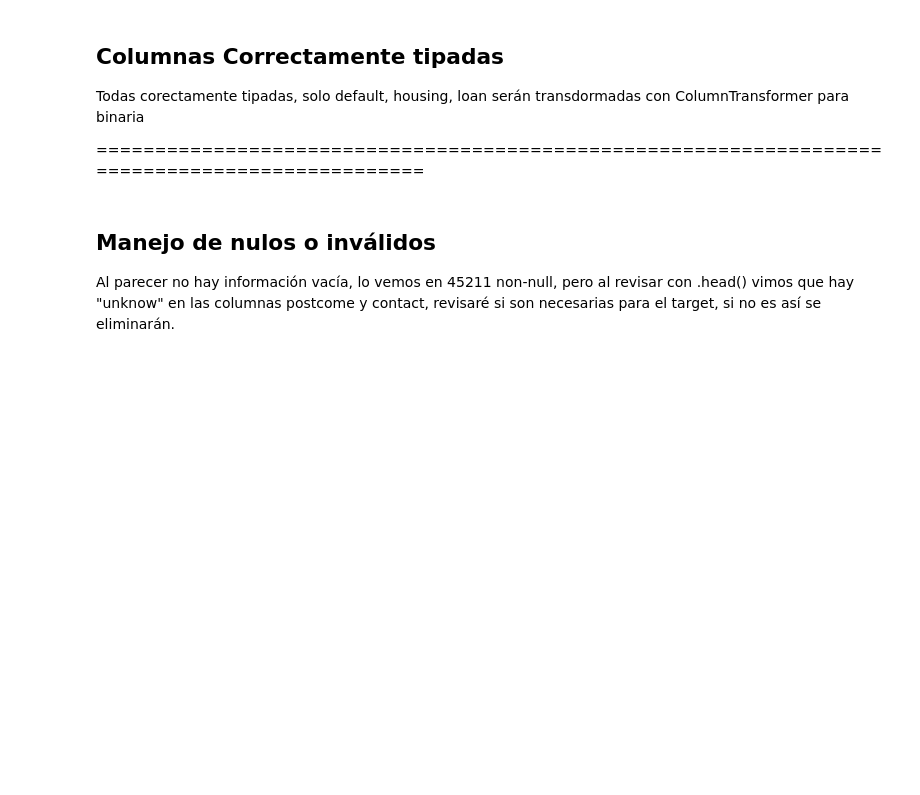
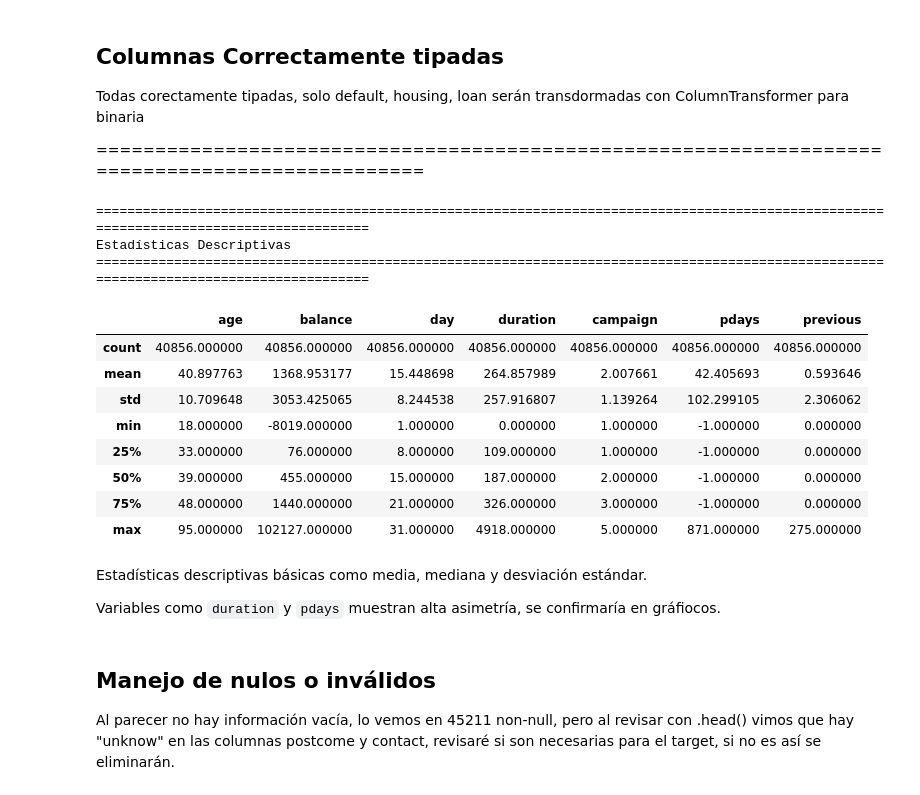
Before and after one commit to cristiangodoyangel/Cristian_Godoy_Examen_2_intento_2, a Jupyter notebook: Cristian_Godoy_Examen_2_intento_2.ipynb, the cells around one changed output. Saved outputs shown, nothing was run; the diff lists cells and outputs as text; code cells hidden in the pictures; blank space fills up the shorter version.

```diff
--- a/Cristian_Godoy_Examen_2_intento_2.ipynb
+++ b/Cristian_Godoy_Examen_2_intento_2.ipynb
@@ -88,6 +88,31 @@ memory usage: 5.9+ MB
 Todas corectamente tipadas, solo default, housing, loan serán transdormadas con ColumnTransformer para binaria
 
 ===============================================================================================
+# %%
+# Estadísticas descriptivas generales
+print("\n")
+print("========================================================================================================================================")
+print("Estadísticas Descriptivas")
+print("========================================================================================================================================")
+print("\n")
+df.describe()
+# %% [output]
+========================================================================================================================================
+Estadísticas Descriptivas
+========================================================================================================================================
+|  | age | balance | day | duration | campaign | pdays | previous |
+| count | 40856.000000 | 40856.000000 | 40856.000000 | 40856.000000 | 40856.000000 | 40856.000000 | 40856.000000 |
+| mean | 40.897763 | 1368.953177 | 15.448698 | 264.857989 | 2.007661 | 42.405693 | 0.593646 |
+| std | 10.709648 | 3053.425065 | 8.244538 | 257.916807 | 1.139264 | 102.299105 | 2.306062 |
+| min | 18.000000 | -8019.000000 | 1.000000 | 0.000000 | 1.000000 | -1.000000 | 0.000000 |
+| 25% | 33.000000 | 76.000000 | 8.000000 | 109.000000 | 1.000000 | -1.000000 | 0.000000 |
+| 50% | 39.000000 | 455.000000 | 15.000000 | 187.000000 | 2.000000 | -1.000000 | 0.000000 |
+| 75% | 48.000000 | 1440.000000 | 21.000000 | 326.000000 | 3.000000 | -1.000000 | 0.000000 |
+| max | 95.000000 | 102127.000000 | 31.000000 | 4918.000000 | 5.000000 | 871.000000 | 275.000000 |
+# %% [markdown]
+Estadísticas descriptivas básicas como media, mediana y desviación estándar.
+
+Variables como `duration` y `pdays` muestran alta asimetría, se confirmaría en gráfiocos.
 # %% [markdown]
 ## Manejo de nulos o inválidos
 
```
Also changed, not shown: parts of 21 cells of this notebook.
